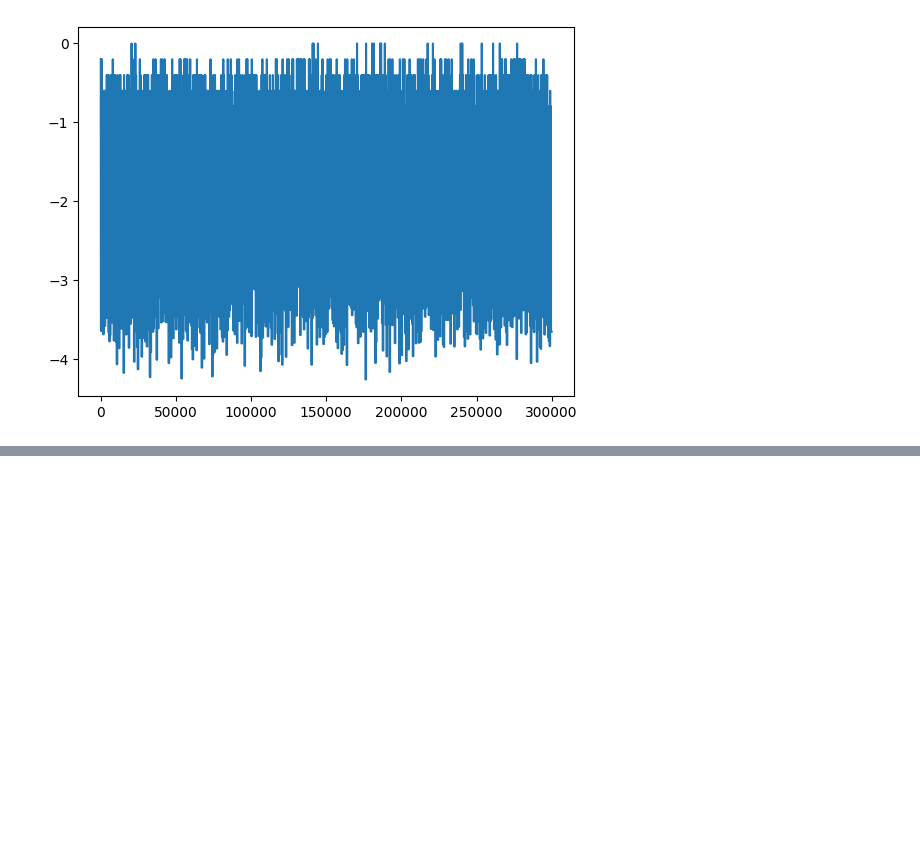
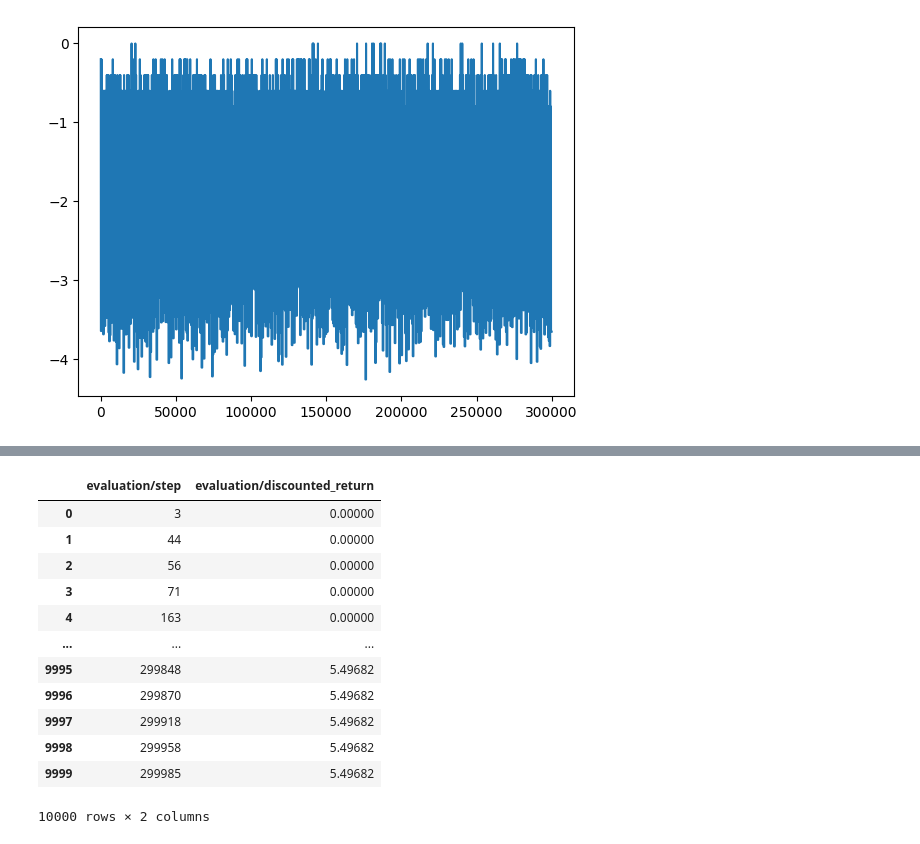
Before and after one commit to cruz-lucas/bbi, a Jupyter notebook: explore.ipynb, the cells around one changed output, grey strips where cells are left out. Saved outputs shown, nothing was run; the diff lists cells and outputs as text; code cells hidden in the pictures; blank space fills up the shorter version.

Commit message:
feat: refactor qlearning

```diff
--- a/explore.ipynb
+++ b/explore.ipynb
@@ -128,0 +268,30 @@ plt.show()
+# %%
+api = wandb.Api()
+entity = "lcruz1-university-of-alberta"         # e.g., "username" or "teamname"
+project = "BBI_reproduction"       # e.g., "my-awesome-project"
+group_name = "GoRight_QLearning_RandomInit" # e.g., "experiment_group_1"
+metric_name = "evaluation/discounted_return"
+# Query runs in the specified group
+runs = api.runs(f"{entity}/{project}", {"group": group_name})
+
+run_metrics = []
+
+for run in tqdm(runs, desc="Downloading runs"):
+    history = run.history(keys=[metric_name], pandas=True, x_axis='evaluation/step', samples=300_000)
+    run_metrics.append(history[[metric_name]].dropna())
+# %%
+history
+# %% [output]
+|  | evaluation/step | evaluation/discounted_return |
+| 0 | 3 | 0.00000 |
+| 1 | 44 | 0.00000 |
+| 2 | 56 | 0.00000 |
+| 3 | 71 | 0.00000 |
+| 4 | 163 | 0.00000 |
+| ... | ... | ... |
+| 9995 | 299848 | 5.49682 |
+| 9996 | 299870 | 5.49682 |
+| 9997 | 299918 | 5.49682 |
+| 9998 | 299958 | 5.49682 |
+| 9999 | 299985 | 5.49682 |
+10000 rows × 2 columns
```
Also changed, not shown: parts of 10 cells of this notebook, 7 other files.
